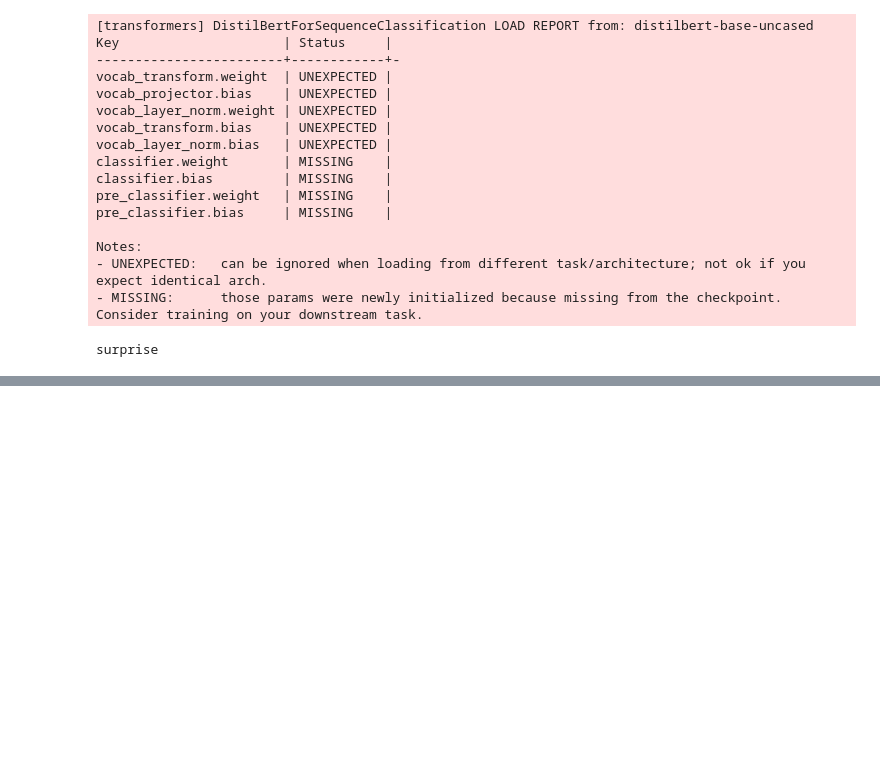
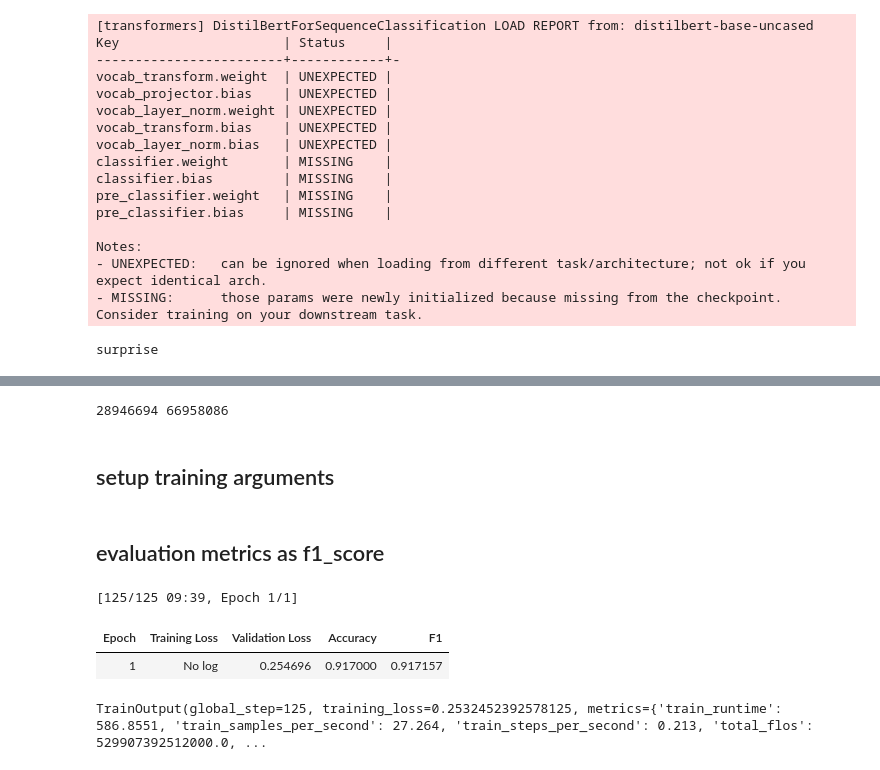
Before and after one commit to abhaysharma-dev/huggingface-transformer, a Jupyter notebook: Emotion_detection/notebooks/emotion_detection.ipynb, the cells around one changed output, grey strips where cells are left out. Cells and saved outputs as stored; diff of their text form; code cells hidden in the pictures; blank space fills up the shorter version.

```diff
--- a/Emotion_detection/notebooks/emotion_detection.ipynb
+++ b/Emotion_detection/notebooks/emotion_detection.ipynb
@@ -121,2 +161,10 @@ surprise
+# %%
+trainable  = sum([p.numel() for p in model.parameters() if p.requires_grad])
+total  = sum([p.numel() for p in model.parameters()])
+print(trainable,total)
+# %% [output]
+28946694 66958086
+# %% [markdown]
+## setup training arguments
 # %%
 training_args = TrainingArguments(output_dir = f"../model/{model_name}",
@@ -129,2 +177,4 @@ training_args = TrainingArguments(output_dir = f"../model/{model_name}",
                                   disable_tqdm=False)
+# %% [markdown]
+## evaluation metrics as f1_score
 # %%
@@ -140,9 +189,13 @@ def compute_metrics(pred):
 # %%
 trainer = Trainer(model=model, args=training_args,
                   compute_metrics=compute_metrics,
                   train_dataset=emotions_encoded['train'],
                   eval_dataset=emotions_encoded['validation'],
-                  tokenizer=tokenizer)
-
+                  )
 
 trainer.train()
+# %% [output]
+[125/125 09:39, Epoch 1/1]
+| Epoch | Training Loss | Validation Loss | Accuracy | F1 |
+| 1 | No log | 0.254696 | 0.917000 | 0.917157 |
+TrainOutput(global_step=125, training_loss=0.2532452392578125, metrics={'train_runtime': 586.8551, 'train_samples_per_second': 27.264, 'train_steps_per_second': 0.213, 'total_flos': 529907392512000.0, ...
```
Also changed, not shown: parts of 18 cells of this notebook.
